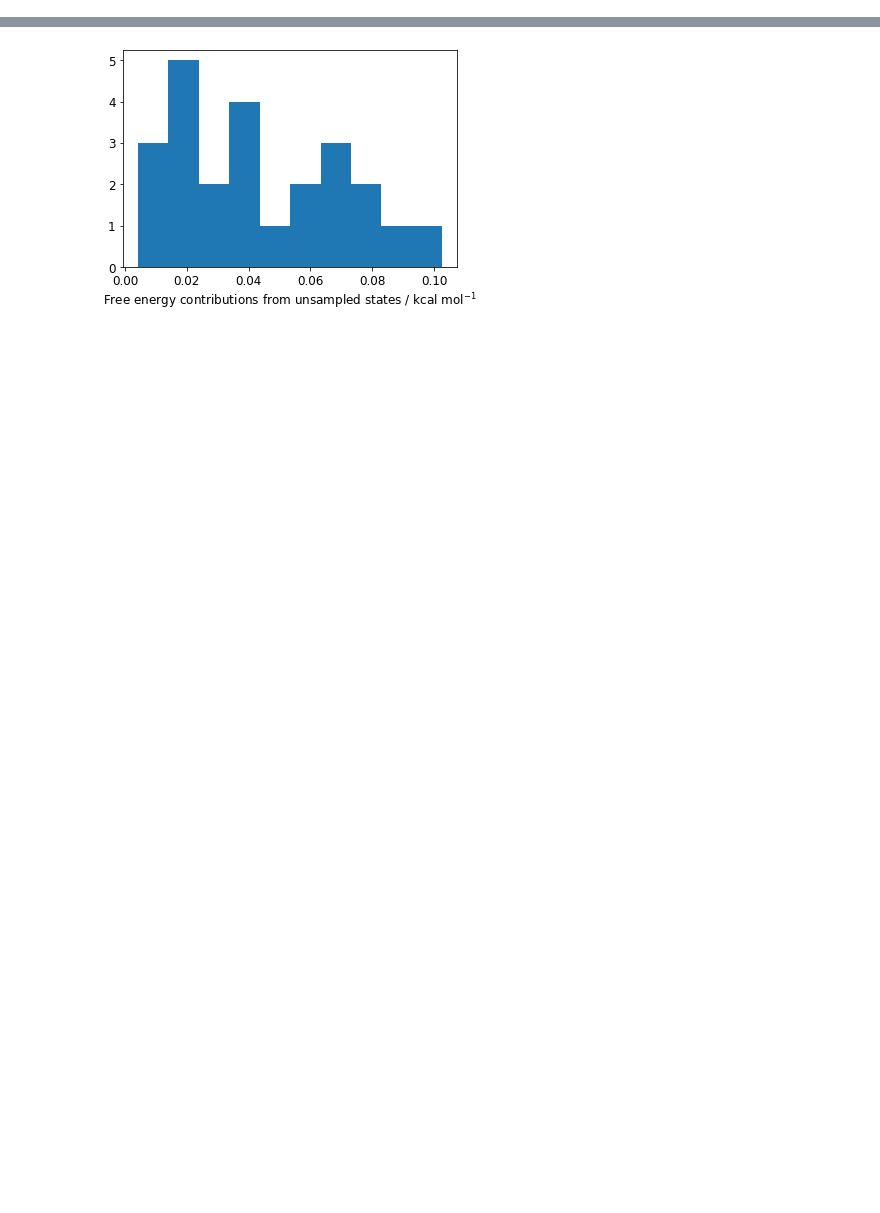
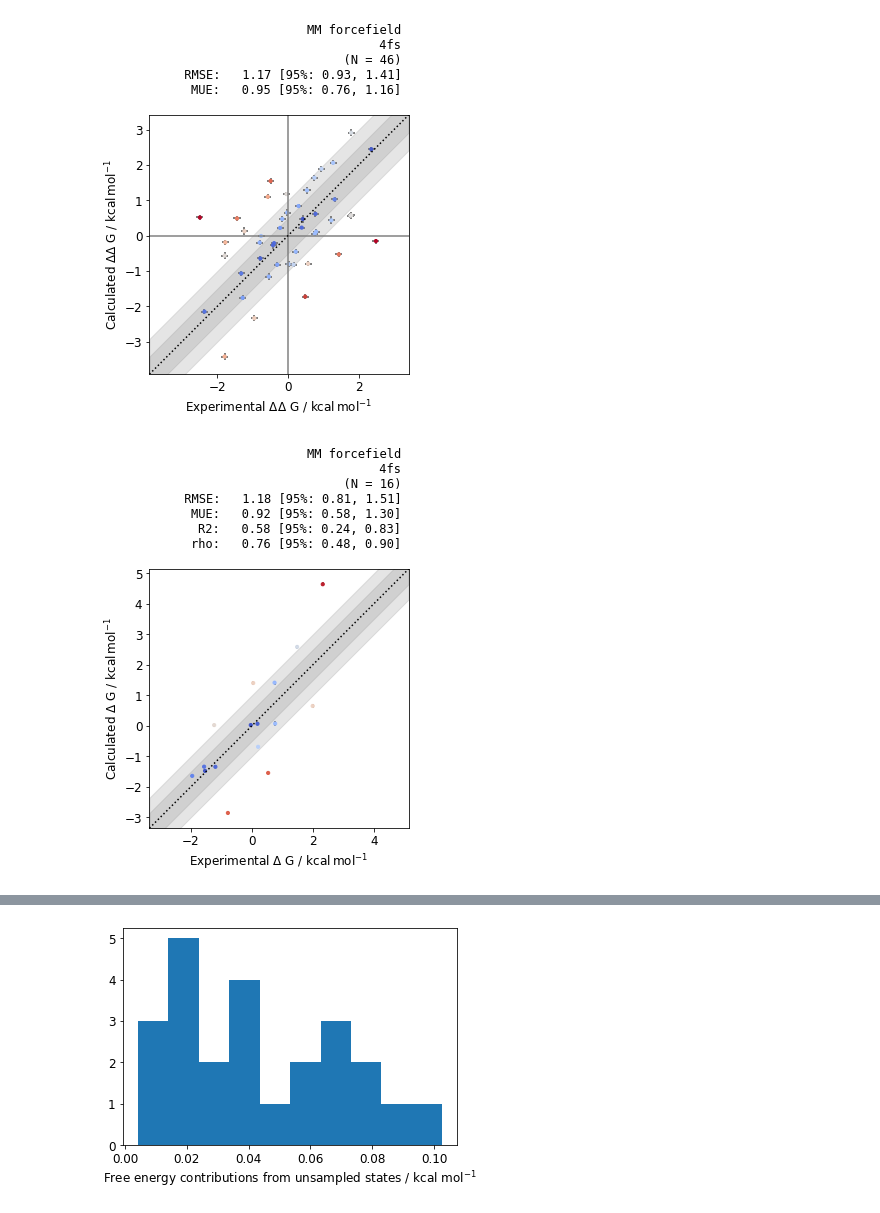
Before and after one commit to choderalab/nn-endstates, a Jupyter notebook: tyk2_hrestraints/Tyk2.ipynb, the cells around one changed output, grey strips where cells are left out. Saved outputs shown, nothing was run; the diff lists cells and outputs as text; code cells hidden in the pictures; blank space fills up the shorter version.

```diff
--- a/tyk2_hrestraints/Tyk2.ipynb
+++ b/tyk2_hrestraints/Tyk2.ipynb
@@ -75 +71,16 @@ plotting.plot_DGs(mm_g,title='MM forcefield')
+# %%
+plotting.plot_DDGs(mm_g_4fs,title='MM forcefield \n 4fs')
+
+f_i_calc, C_calc = stats.mle(mm_g_4fs, factor='calc_DDG')
+variance = np.diagonal(C_calc)
+for i, (f_i, df_i) in enumerate(zip(f_i_calc, variance**0.5)):
+    mm_g_4fs.nodes[i]['calc_DG'] = f_i
+    mm_g_4fs.nodes[i]['calc_dDG'] = df_i
+    mm_g_4fs.nodes[i]['exp_DG'] = experimental[i]
+    mm_g_4fs.nodes[i]['exp_dDG'] = 0.01
+
+plotting.plot_DGs(mm_g_4fs,title='MM forcefield \n 4fs')
+# %% [output]
+[figure, added]
+[figure, added]
 # %%
```
Also changed, not shown: parts of 11 cells of this notebook, 46 other files.
